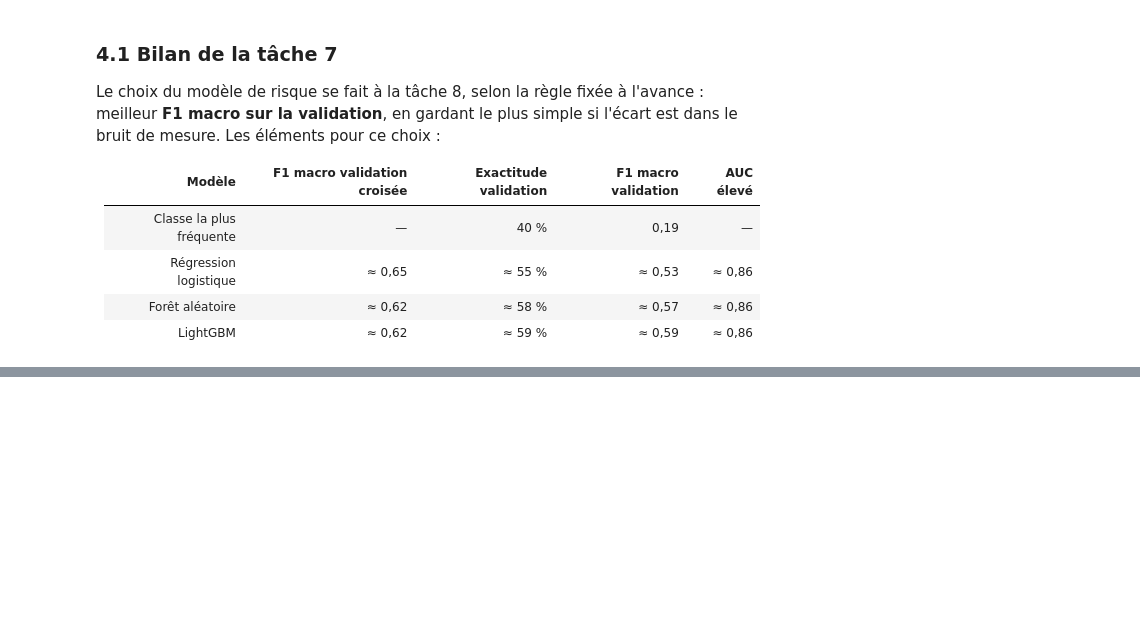
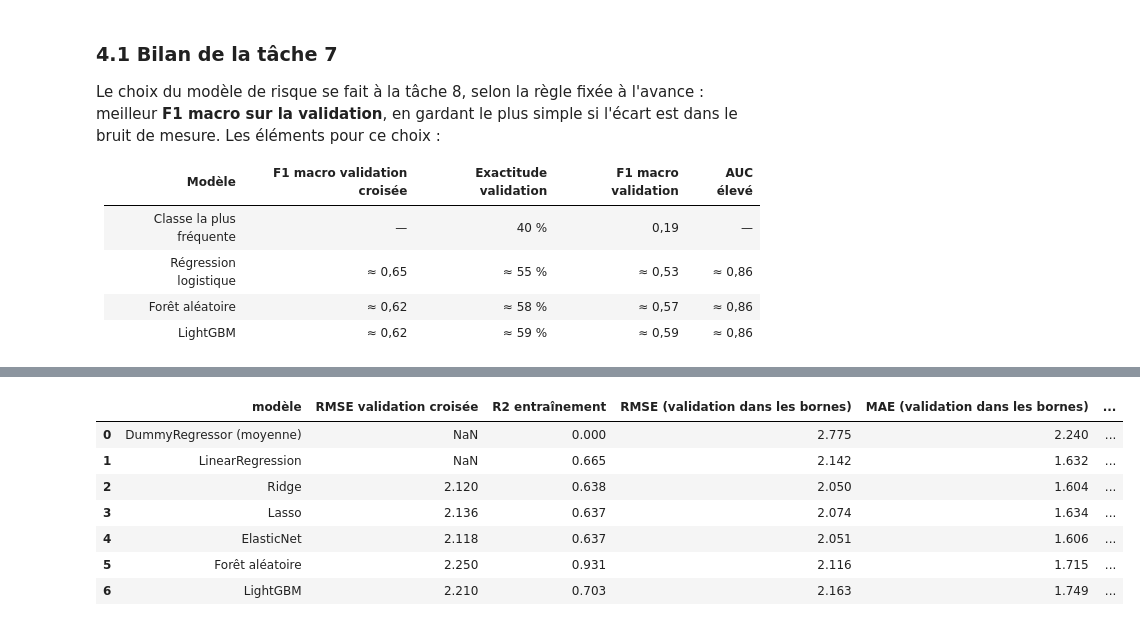
Before and after one commit to IlyasBBB/ia-agentique-investissement, a Jupyter notebook: notebooks/role1/02_modeles.ipynb, the cells around one changed output, grey strips where cells are left out. Drawn from its saved outputs; the diff is of its cells as text; code cells hidden in the pictures; blank space fills up the shorter version.

```diff
--- a/notebooks/role1/02_modeles.ipynb
+++ b/notebooks/role1/02_modeles.ipynb
@@ -605,0 +612,22 @@ Le choix du modèle de risque se fait à la tâche 8, selon la règle fixée à
+# %%
+DOSSIER_RAPPORTS = RACINE / "reports" / "role1"
+
+reference_bornes = resultats_reference[resultats_reference["entraînement"] == "entraînement dans les bornes"]
+comparaison_rentabilite = pd.concat([reference_bornes[reference_bornes["modèle"].str.startswith("Dummy")],
+                                     resultats_rentabilite], ignore_index=True)
+colonnes_rentabilite = ["modèle", "RMSE validation croisée", "R2 entraînement",
+                        "RMSE (validation dans les bornes)", "MAE (validation dans les bornes)",
+                        "R2 (validation dans les bornes)", "RMSE (validation complète)",
+                        "MAE (validation complète)", "R2 (validation complète)"]
+comparaison_rentabilite = comparaison_rentabilite[colonnes_rentabilite]
+comparaison_rentabilite.to_csv(DOSSIER_RAPPORTS / "comparaison_rentabilite.csv", index=False)
+comparaison_rentabilite.round(3)
+# %% [output]
+|  | modèle | RMSE validation croisée | R2 entraînement | RMSE (validation dans les bornes) | MAE (validation dans les bornes) | ... |
+| 0 | DummyRegressor (moyenne) | NaN | 0.000 | 2.775 | 2.240 | ... |
+| 1 | LinearRegression | NaN | 0.665 | 2.142 | 1.632 | ... |
+| 2 | Ridge | 2.120 | 0.638 | 2.050 | 1.604 | ... |
+| 3 | Lasso | 2.136 | 0.637 | 2.074 | 1.634 | ... |
+| 4 | ElasticNet | 2.118 | 0.637 | 2.051 | 1.606 | ... |
+| 5 | Forêt aléatoire | 2.250 | 0.931 | 2.116 | 1.715 | ... |
+| 6 | LightGBM | 2.210 | 0.703 | 2.163 | 1.749 | ... |
```
Also changed, not shown: parts of 11 cells of this notebook, 6 other files.
